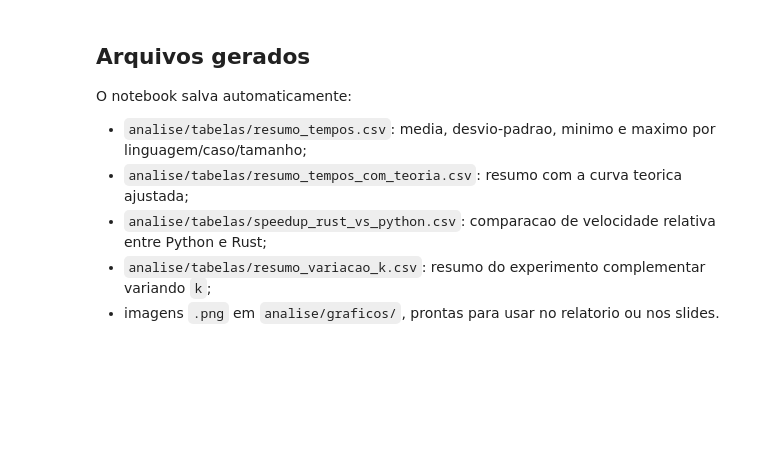
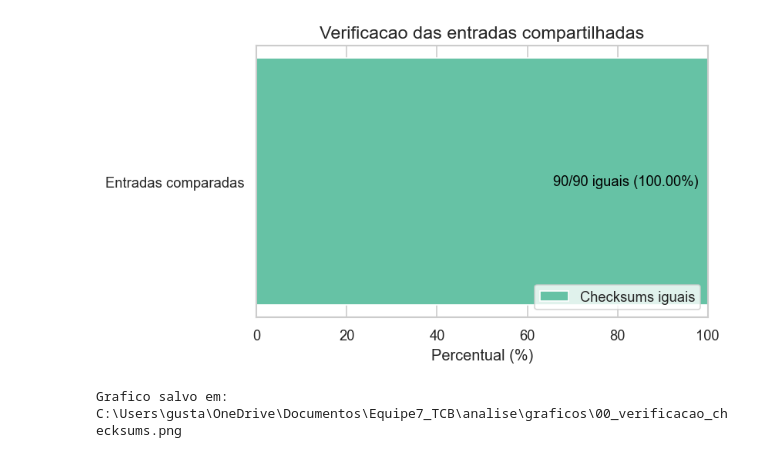
Before and after one commit to Fyre-Flye/Equipe7_TCB, a Jupyter notebook: analise/notebooks/padronizacao_graficos_executado.ipynb, the cells around one changed output. Saved outputs shown, nothing was run; the diff lists cells and outputs as text; code cells hidden in the pictures; blank space fills up the shorter version.

```diff
--- a/analise/notebooks/padronizacao_graficos_executado.ipynb
+++ b/analise/notebooks/padronizacao_graficos_executado.ipynb
@@ -466,10 +129,0 @@ plt.show()
-# %% [markdown]
-## Arquivos gerados
-
-O notebook salva automaticamente:
-
-- `analise/tabelas/resumo_tempos.csv`: media, desvio-padrao, minimo e maximo por linguagem/caso/tamanho;
-- `analise/tabelas/resumo_tempos_com_teoria.csv`: resumo com a curva teorica ajustada;
-- `analise/tabelas/speedup_rust_vs_python.csv`: comparacao de velocidade relativa entre Python e Rust;
-- `analise/tabelas/resumo_variacao_k.csv`: resumo do experimento complementar variando `k`;
-- imagens `.png` em `analise/graficos/`, prontas para usar no relatorio ou nos slides.
@@ -475,0 +166,35 @@ O notebook salva automaticamente:
+# %%
+fig, ax = plt.subplots(figsize=(7, 4))
+percentual_diferentes = 100 - percentual_checksums_corretos
+ax.barh(
+    ["Entradas comparadas"],
+    [percentual_checksums_corretos],
+    color=sns.color_palette("Set2", n_colors=1),
+    label="Checksums iguais",
+)
+if percentual_diferentes > 0:
+    ax.barh(
+        ["Entradas comparadas"],
+        [percentual_diferentes],
+        left=[percentual_checksums_corretos],
+        color="#d95f02",
+        label="Checksums diferentes",
+    )
+
+ax.set_xlim(0, 100)
+ax.set_xlabel("Percentual (%)")
+ax.set_title("Verificacao das entradas compartilhadas")
+ax.text(
+    min(percentual_checksums_corretos, 98),
+    0,
+    f"{checksums_corretos}/{total_checksums} iguais ({percentual_checksums_corretos:.2f}%)",
+    va="center",
+    ha="right",
+    color="black",
+    fontsize=11,
+)
+ax.legend(loc="lower right")
+salvar_figura("00_verificacao_checksums.png")
+# %% [output]
+[figure, added]
+Grafico salvo em: C:\Users\gusta\OneDrive\Documentos\Equipe7_TCB\analise\graficos\00_verificacao_checksums.png
```
Also changed, not shown: parts of 30 cells of this notebook, 48 other files.
